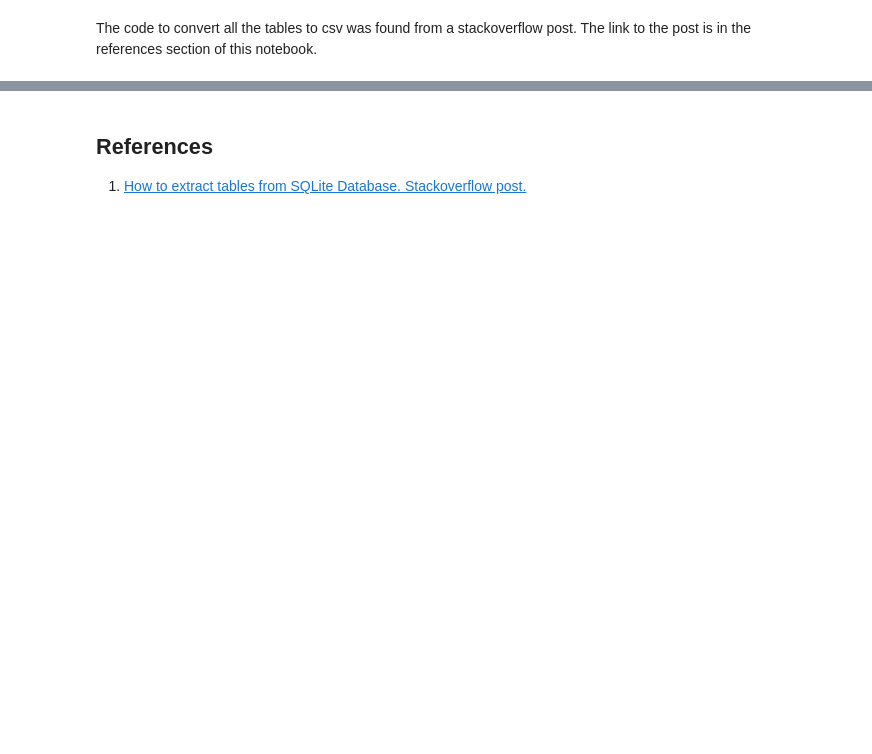
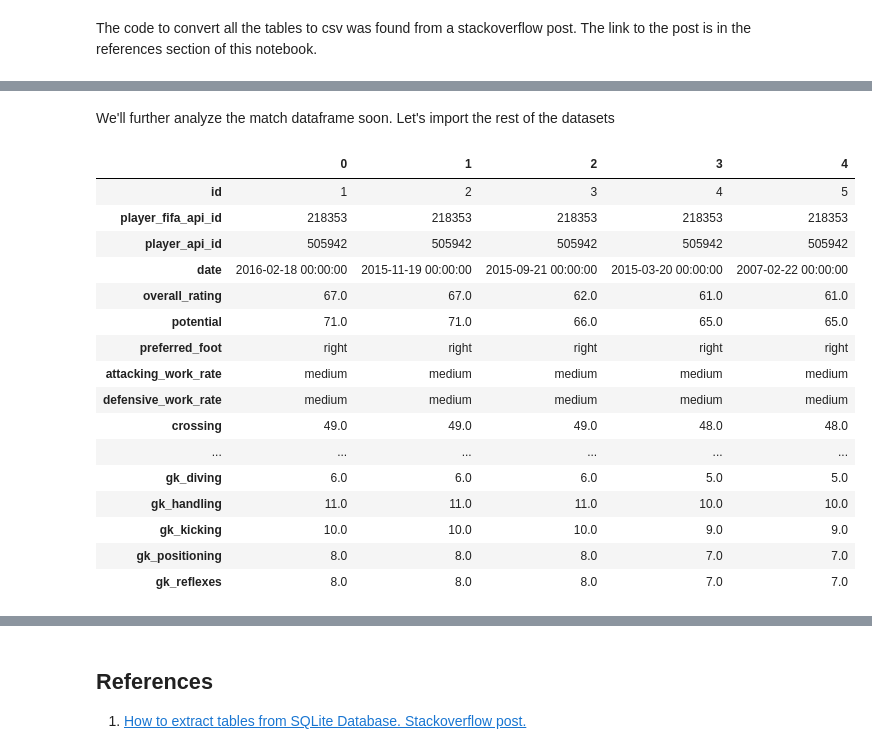
Before and after one commit to Emekadavid/european_soccer, a Jupyter notebook: notebook.ipynb, the cells around one changed output, grey strips where cells are left out. Drawn from its saved outputs; the diff is of its cells as text; code cells hidden in the pictures; blank space fills up the shorter version.

```diff
--- a/notebook.ipynb
+++ b/notebook.ipynb
@@ -27,0 +108,23 @@ import sqlite3
+# %% [markdown]
+We'll further analyze the match dataframe soon. Let's import the rest of the datasets
+# %%
+player_attributes_df = pd.read_csv("./data/Player_Attributes.csv")
+player_attributes_df.head().T
+# %% [output]
+|  | 0 | 1 | 2 | 3 | 4 |
+| id | 1 | 2 | 3 | 4 | 5 |
+| player_fifa_api_id | 218353 | 218353 | 218353 | 218353 | 218353 |
+| player_api_id | 505942 | 505942 | 505942 | 505942 | 505942 |
+| date | 2016-02-18 00:00:00 | 2015-11-19 00:00:00 | 2015-09-21 00:00:00 | 2015-03-20 00:00:00 | 2007-02-22 00:00:00 |
+| overall_rating | 67.0 | 67.0 | 62.0 | 61.0 | 61.0 |
+| potential | 71.0 | 71.0 | 66.0 | 65.0 | 65.0 |
+| preferred_foot | right | right | right | right | right |
+| attacking_work_rate | medium | medium | medium | medium | medium |
+| defensive_work_rate | medium | medium | medium | medium | medium |
+| crossing | 49.0 | 49.0 | 49.0 | 48.0 | 48.0 |
+| ... | ... | ... | ... | ... | ... |
+| gk_diving | 6.0 | 6.0 | 6.0 | 5.0 | 5.0 |
+| gk_handling | 11.0 | 11.0 | 11.0 | 10.0 | 10.0 |
+| gk_kicking | 10.0 | 10.0 | 10.0 | 9.0 | 9.0 |
+| gk_positioning | 8.0 | 8.0 | 8.0 | 7.0 | 7.0 |
+| gk_reflexes | 8.0 | 8.0 | 8.0 | 7.0 | 7.0 |
```
Also changed, not shown: parts of 13 cells of this notebook, 9 other files.
